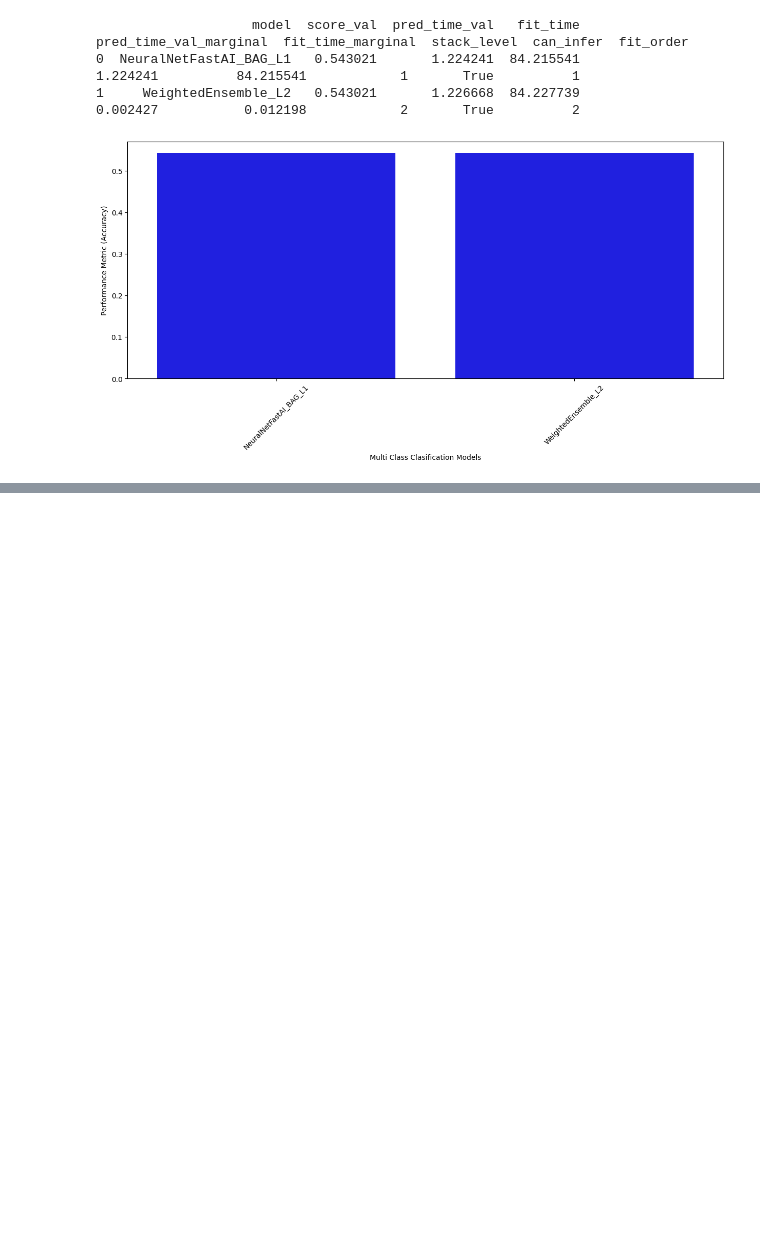
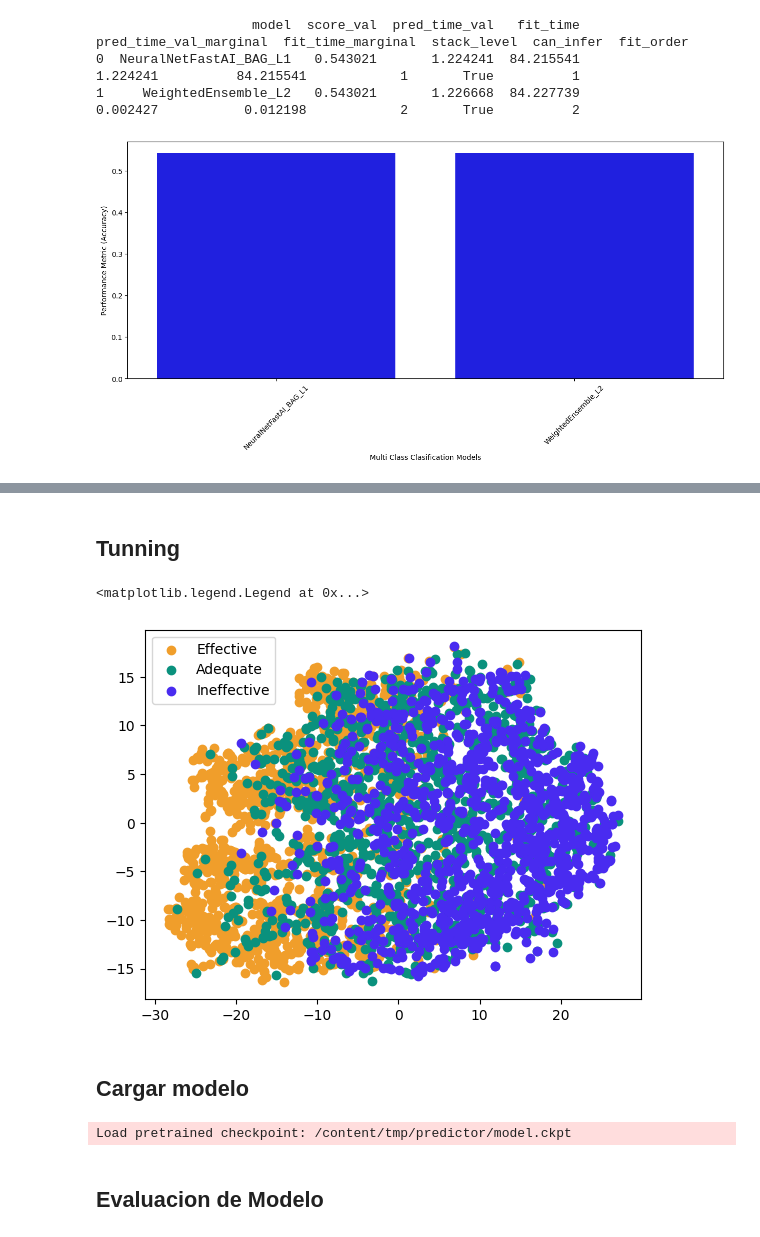
Before and after one commit to Diego-CB/DS-Proyecto, a Jupyter notebook: modelo/Autogluon.ipynb, the cells around one changed output, grey strips where cells are left out. Saved outputs shown, nothing was run; the diff lists cells and outputs as text; code cells hidden in the pictures; blank space fills up the shorter version.

Commit message:
graphics

```diff
--- a/modelo/Autogluon.ipynb
+++ b/modelo/Autogluon.ipynb
@@ -96,3 +96,12 @@ data.head()
+# %%
+from sklearn.model_selection import train_test_split
+
+# Dividir los datos en entrenamiento (80%) y prueba (20%)
+y = data['discourse_effectiveness']
+X = data.drop('discourse_effectiveness', axis=1)
+X_train, X_test, y_train, y_test = train_test_split(X, y, test_size=0.2, random_state=42)
+# %%
+X_train['discourse_effectiveness'] = y_train
 # %%
 !pip install -U pip
 !pip install -U setuptools wheel
@@ -158,13 +167,13 @@ from autogluon.multimodal import MultiModalPredictor
 import uuid
 
 time_limit = 3 * 60  # set to larger value in your applications
-model_path = f"./tmp/{uuid.uuid4().hex}-automm_text_book_price_prediction"
+model_path = f"./tmp/-{uuid.uuid4().hex}-automm_text_book_price_prediction"
 predictor = MultiModalPredictor(
     path=model_path,
     label="discourse_effectiveness",
     problem_type='multiclass',
 )
-predictor.fit(data, time_limit=time_limit)
+predictor.fit(X_train, time_limit=time_limit)
 # %% [output]
 INFO:lightning_fabric.utilities.seed:Global seed set to 0
 AutoMM starts to create your model. ✨
@@ -225,0 +217,2 @@ or post issues on GitHub: https://github.com/autogluon/autogluon
+# %% [markdown]
+## Tunning
@@ -225,0 +222,30 @@ or post issues on GitHub: https://github.com/autogluon/autogluon
+# %%
+from sklearn.manifold import TSNE
+X_val = X_test.copy()
+X_val['discourse_effectiveness'] = y_test
+embeddings = predictor.extract_embedding(X_val)
+X_embedded = TSNE(n_components=3, random_state=123).fit_transform(embeddings)
+for val, color in [('Effective', '#f09e2b'), ('Adequate', '#0a917d'), ('Ineffective', '#492bf0')]:
+    idx = (X_val['discourse_effectiveness'].to_numpy() == val).nonzero()
+    plt.scatter(X_embedded[idx, 0], X_embedded[idx, 1], c=color, label=f'{val}')
+plt.legend(loc='best')
+# %% [output]
+<matplotlib.legend.Legend at 0x...>
+[figure, added]
+# %% [markdown]
+## Cargar modelo
+# %%
+import os
+from autogluon.multimodal import MultiModalPredictor
+import uuid
+
+# Ruta nueva con el nombre del predictor
+ruta_nueva = "./tmp/Predictor"
+
+# Renombrar la carpeta
+os.rename(model_path, ruta_nueva)
+predictor_loaded = MultiModalPredictor.load('tmp/Predictor')
+# %% [output]
+Load pretrained checkpoint: /content/tmp/predictor/model.ckpt
+# %% [markdown]
+## Evaluacion de Modelo
```
Also changed, not shown: parts of 8 cells of this notebook.
